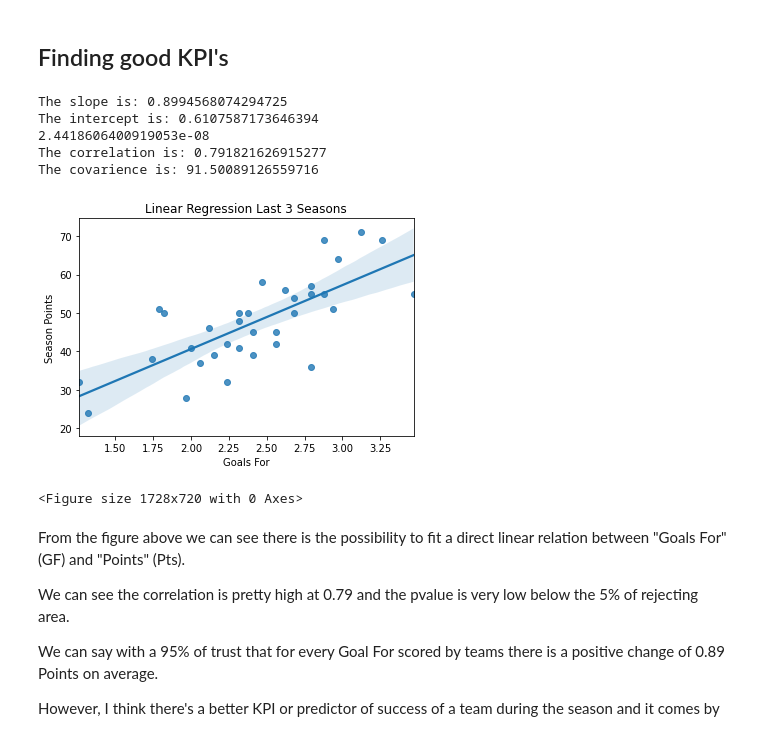
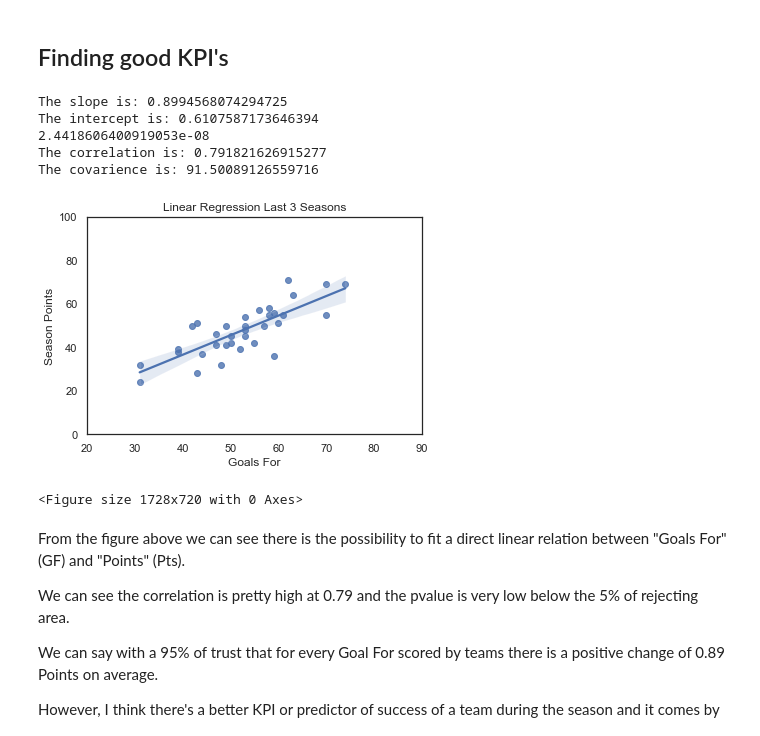
Before and after one commit to ta-data-bcn/Project-Week-5-Your-Own-Project, a Jupyter notebook: your-project/Data Analytics in Football. Reading the game.ipynb, the cells around one changed output. Saved outputs shown, nothing was run; the diff lists cells and outputs as text; code cells hidden in the pictures.

```diff
--- a/your-project/Data Analytics in Football. Reading the game.ipynb
+++ b/your-project/Data Analytics in Football. Reading the game.ipynb
@@ -40,26 +40,28 @@ MLS_east_last_3_seasons.head()
 # %%
 # Using Linnear Regression algorithm to test GF and Pts relation
 slope, intercept, r_value, p_value, std_err = stats.linregress(MLS_east_last_3_seasons['GF'], MLS_east_last_3_seasons['Pts'])
 print ('The slope is: ' + str(slope))
 print ('The intercept is: ' + str(intercept))
 print(p_value)
 print ('The correlation is: ' + str(MLS_east_last_3_seasons['GF'].corr(MLS_east_last_3_seasons['Pts'])))
 print ('The covarience is: ' + str(MLS_east_last_3_seasons['GF'].cov(MLS_east_last_3_seasons['Pts'])))
-sns.regplot(x='G+A-PK', y='Pts' , data=MLS_east_last_3_seasons)
+sns.regplot(x='GF', y='Pts' , data=MLS_east_last_3_seasons)
 plt.title('Linear Regression Last 3 Seasons')
 # Set x-axis label
 plt.xlabel('Goals For')
 # Set y-axis label
 plt.ylabel('Season Points')
+plt.ylim(0, 100)
+plt.xlim(20, 90)
 plt.figure(figsize = (24, 10))
 plt.show()
 # %% [output]
 The slope is: 0.8994568074294725
 The intercept is: 0.6107587173646394
 2.4418606400919053e-08
 The correlation is: 0.791821626915277
 The covarience is: 91.50089126559716
-[figure, old version]
+[figure, new version]
 <Figure size 1728x720 with 0 Axes>
 # %% [markdown]
 From the figure above we can see there is the possibility to fit a direct linear relation between "Goals For" (GF) and "Points" (Pts).
```
Also changed, not shown: parts of 2 cells of this notebook, 1 other file.
